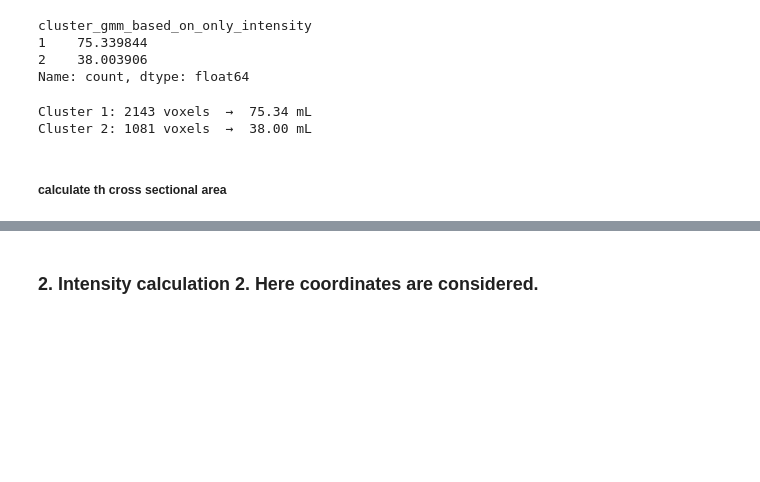
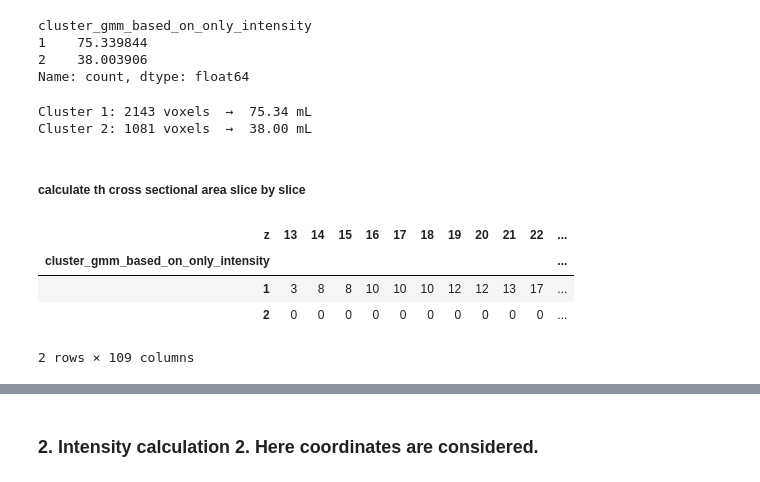
Before and after one commit to prabal5ghosh/Inria_Medical_Imageing_Internship_prabal, a Jupyter notebook: s0006/cluster_code/segmented_pixels_intensity_only_intensity.ipynb, the cells around one changed output, grey strips where cells are left out. Saved outputs shown, nothing was run; the diff lists cells and outputs as text; code cells hidden in the pictures; blank space fills up the shorter version.

```diff
--- a/s0006/cluster_code/segmented_pixels_intensity_only_intensity.ipynb
+++ b/s0006/cluster_code/segmented_pixels_intensity_only_intensity.ipynb
@@ -644,4 +644,16 @@ for clust_label, count in voxel_counts.items():
 Cluster 1: 2143 voxels  →  75.34 mL
 Cluster 2: 1081 voxels  →  38.00 mL
 # %% [markdown]
-##### calculate th cross sectional area
+##### calculate th cross sectional area slice by slice
+# %%
+# Create a pivot table of counts per (cluster, z-slice)
+
+slice_counts = merged_df.groupby(['cluster_gmm_based_on_only_intensity','z']).size().unstack(fill_value=0)
+# %%
+slice_counts
+# %% [output]
+| z | 13 | 14 | 15 | 16 | 17 | 18 | 19 | 20 | 21 | 22 | ... |
+| cluster_gmm_based_on_only_intensity |  |  |  |  |  |  |  |  |  |  | ... |
+| 1 | 3 | 8 | 8 | 10 | 10 | 10 | 12 | 12 | 13 | 17 | ... |
+| 2 | 0 | 0 | 0 | 0 | 0 | 0 | 0 | 0 | 0 | 0 | ... |
+2 rows × 109 columns
```
Also changed, not shown: parts of 18 cells of this notebook, 3 other files.
